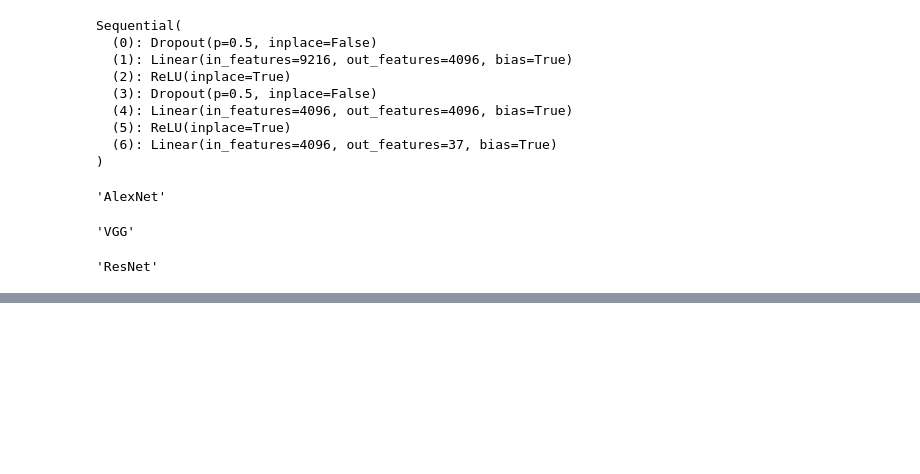
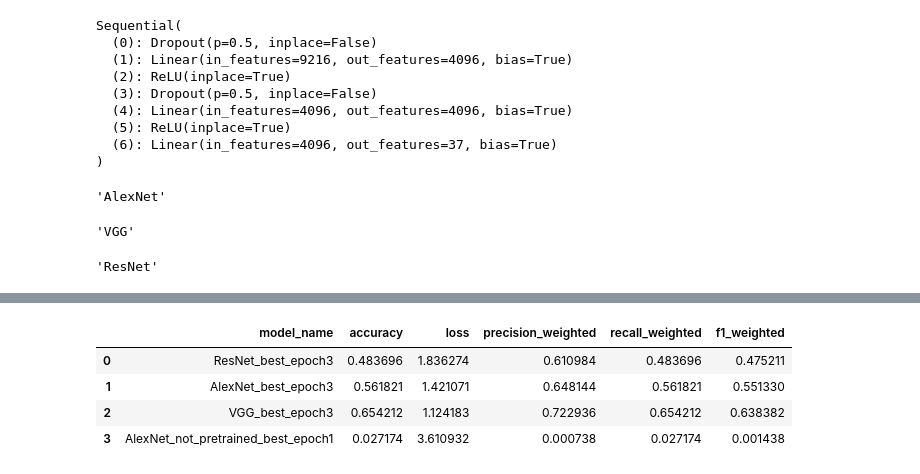
Before and after one commit to matveisut/pytorch_classification_pets, a Jupyter notebook: main.ipynb, the cells around one changed output, grey strips where cells are left out. Cells and saved outputs as stored; diff of their text form; code cells hidden in the pictures; blank space fills up the shorter version.

```diff
--- a/main.ipynb
+++ b/main.ipynb
@@ -459,0 +442,8 @@ KeyboardInterrupt:
+# %%
+pd.read_csv('models/metrics/models_metrics.csv')
+# %% [output]
+|  | model_name | accuracy | loss | precision_weighted | recall_weighted | f1_weighted |
+| 0 | ResNet_best_epoch3 | 0.483696 | 1.836274 | 0.610984 | 0.483696 | 0.475211 |
+| 1 | AlexNet_best_epoch3 | 0.561821 | 1.421071 | 0.648144 | 0.561821 | 0.551330 |
+| 2 | VGG_best_epoch3 | 0.654212 | 1.124183 | 0.722936 | 0.654212 | 0.638382 |
+| 3 | AlexNet_not_pretrained_best_epoch1 | 0.027174 | 3.610932 | 0.000738 | 0.027174 | 0.001438 |
```
Also changed, not shown: parts of 14 cells of this notebook, 2 other files.
